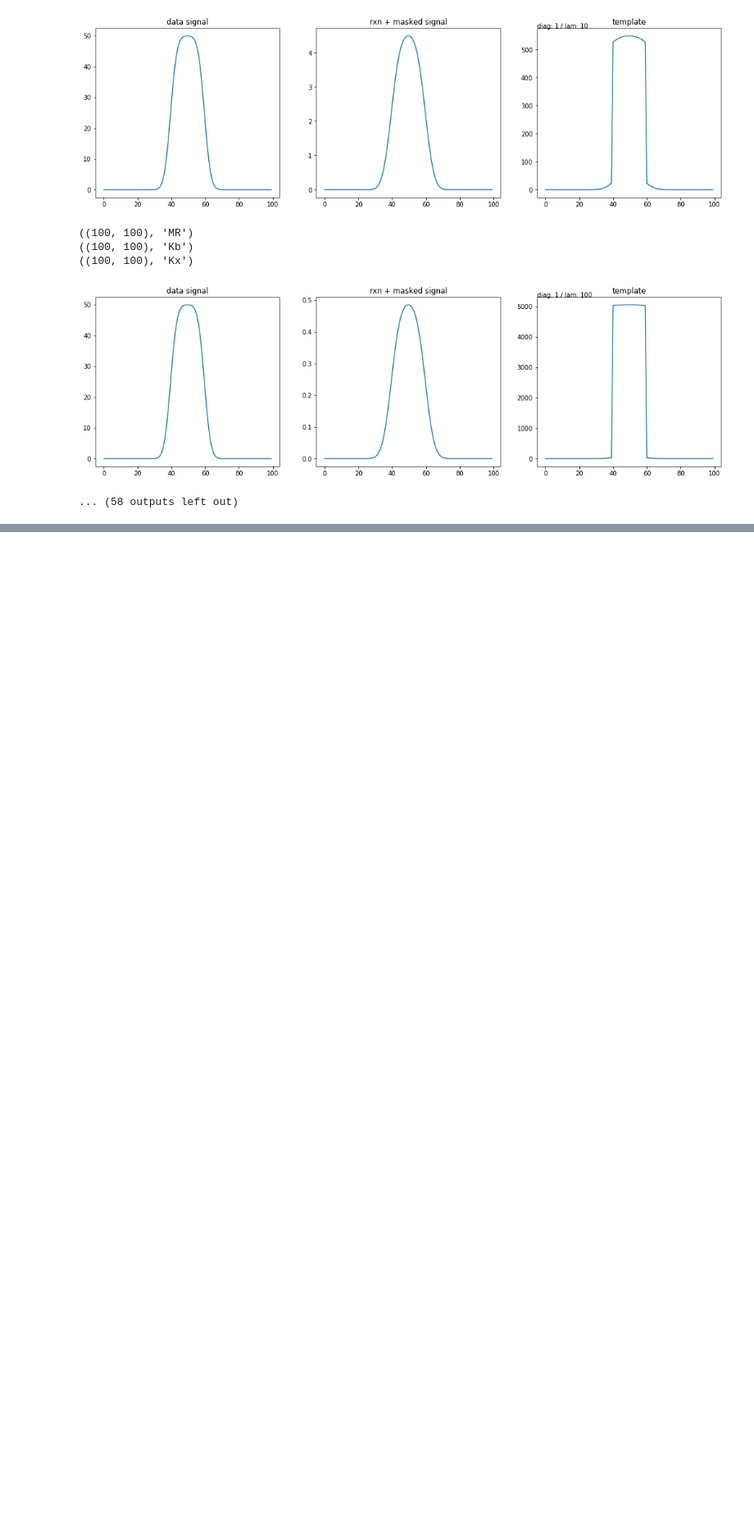
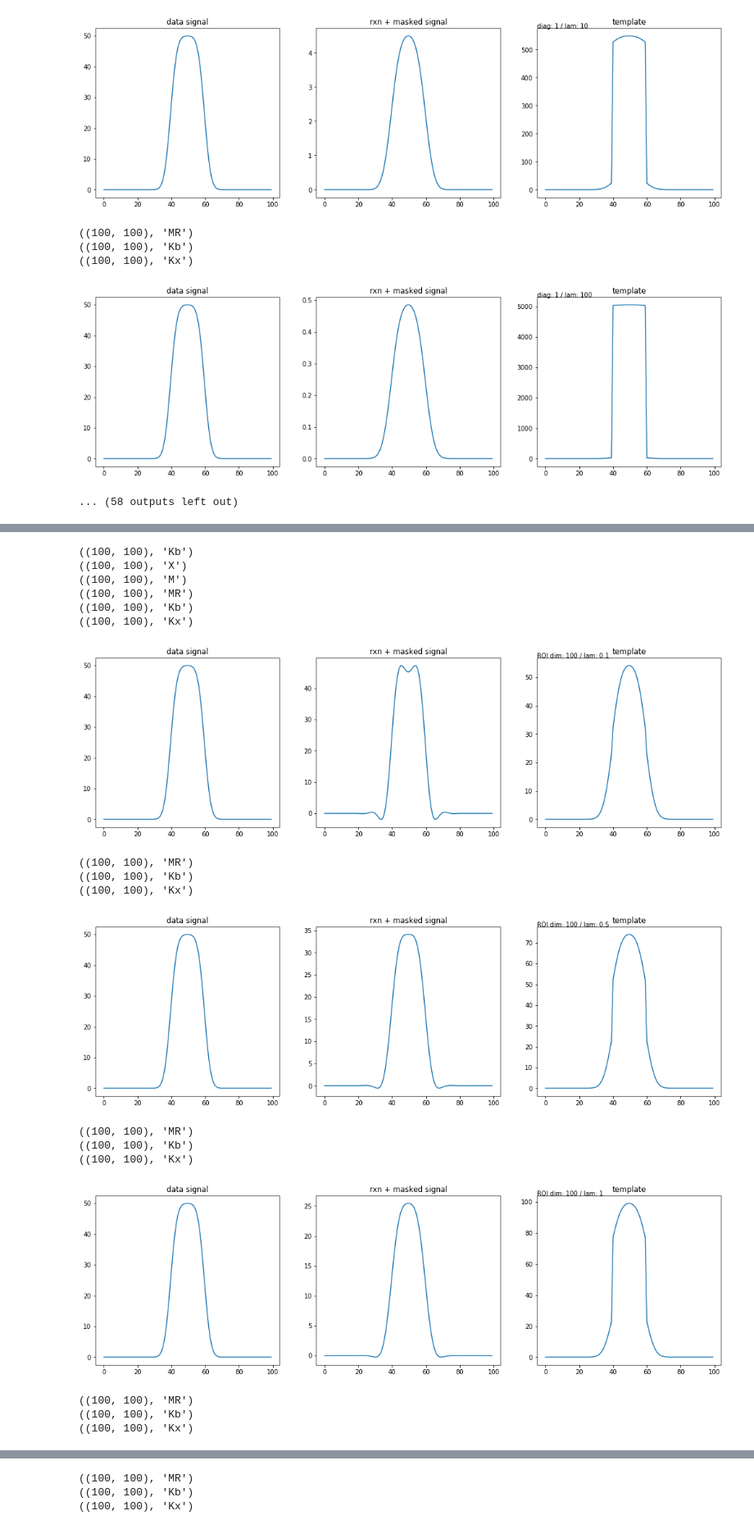
Before and after one commit to zimmerman-cole/ill-condition, a Jupyter notebook: code/hotelling_template_examples.ipynb, the cells around one changed output, grey strips where cells are left out. Shown at 82% size. Drawn from its saved outputs; the diff is of its cells as text; code cells hidden in the pictures; blank space fills up the shorter version.

```diff
--- a/code/hotelling_template_examples.ipynb
+++ b/code/hotelling_template_examples.ipynb
@@ -164,0 +187,62 @@ for K,Kn in zip(K_diag,K_name):
+# %%
+## testing k (i.e., mask ROI size)
+K_diag = np.ones(n)    # fixed
+
+kk = [100, 80, 60, 40, 20, 10, 5]
+lam = [0.1, 0.5, 1, 5, 10, 100, 1000]
+
+for k in kk:
+
+    # generate problem
+    Kb, X, M = util.gen_instance_1d(m=m, n=n, k=k, K_diag=K_diag, sigma=sigma, t=t, sparse=sparse)
+    print(Kb.shape, "Kb")
+    print(X.shape, "X")
+    print(M.shape, "M")
+
+    # compute reconstruction
+    for l in lam:
+
+        R = template.direct_rxn(X=X, lam=l, B=B, sparse=sparse)
+
+        # compute blurred image (data signal)
+        sb = X.dot(f)
+
+        fig = plt.figure(figsize=(18,5))
+        ax1 = fig.add_subplot(1,3,1)
+        plt.plot(sb)
+        ax1.title.set_text("data signal")
+
+        # compute reconstructed / masked image (rxn signal)
+        sx = M.dot(R).dot(sb)
+
+        ax2 = fig.add_subplot(1,3,2)
+        plt.plot(sx)
+        ax2.title.set_text("rxn + masked signal")
+
+        w, Kx, sx = template.direct_solve(Kb=Kb, R=R, M=M, lam=lam, B=B, sb=sb, sparse=True)
+        print(Kx.shape, "Kx")
+        ax3 = fig.add_subplot(1,3,3)
+        ax3.title.set_text("template")
+        plt.plot(w)
+        txt = "ROI dim: "+str(k)+" / lam: "+str(l)
+        plt.text(0,1,txt,transform = ax3.transAxes)
+        plt.show()
+# %% [output]
+((100, 100), 'Kb')
+((100, 100), 'X')
+((100, 100), 'M')
+((100, 100), 'MR')
+((100, 100), 'Kb')
+((100, 100), 'Kx')
+[figure, added]
+((100, 100), 'MR')
+((100, 100), 'Kb')
+((100, 100), 'Kx')
+[figure, added]
+((100, 100), 'MR')
+((100, 100), 'Kb')
+((100, 100), 'Kx')
+[figure, added]
+((100, 100), 'MR')
+((100, 100), 'Kb')
+((100, 100), 'Kx')
@@ -164,0 +250,3 @@ for K,Kn in zip(K_diag,K_name):
+((100, 100), 'MR')
+((100, 100), 'Kb')
+((100, 100), 'Kx')
```
Also changed, not shown: parts of 19 cells of this notebook, 3 other files.
